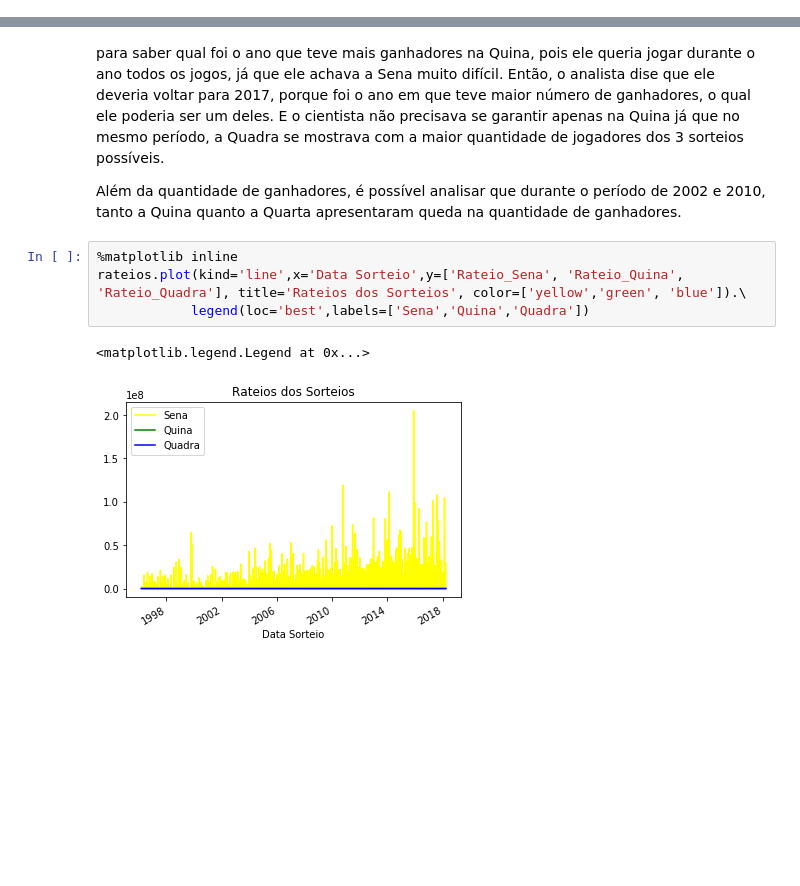
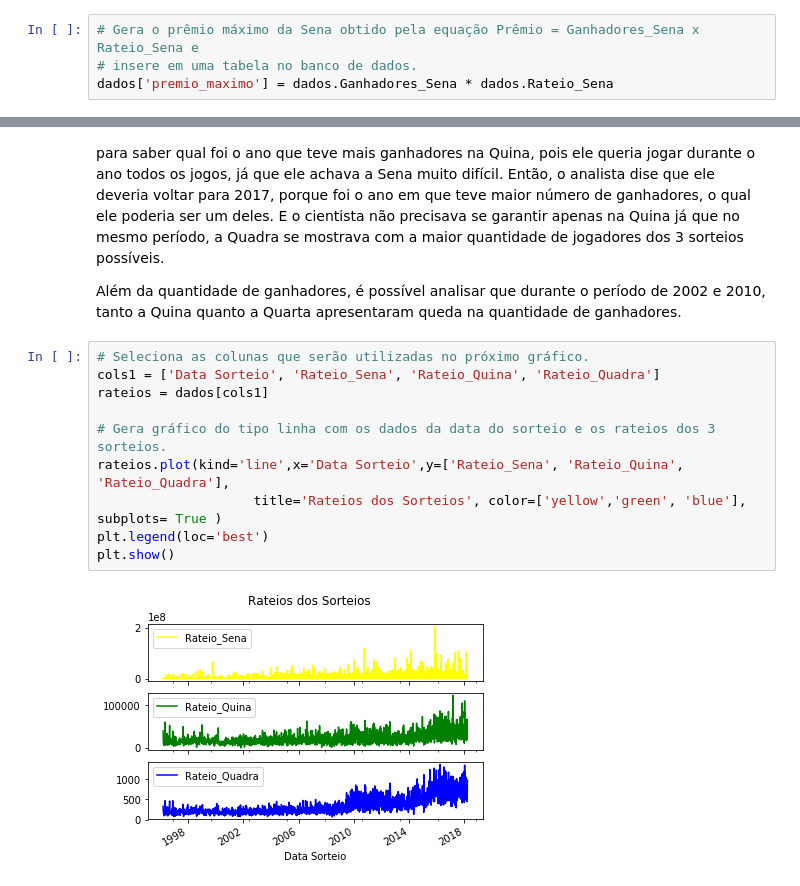
Before and after one commit to henriquedavid/megasena_analyse, a Jupyter notebook: Mega-Sena Analyse.ipynb, the cells around one changed output, grey strips where cells are left out. Saved outputs shown, nothing was run; the diff lists cells and outputs as text; blank space fills up the shorter version.

```diff
--- a/Mega-Sena Analyse.ipynb
+++ b/Mega-Sena Analyse.ipynb
@@ -57,0 +94,4 @@ dados.head()
+# %%
+# Gera o prêmio máximo da Sena obtido pela equação Prêmio = Ganhadores_Sena x Rateio_Sena e
+# insere em uma tabela no banco de dados.
+dados['premio_maximo'] = dados.Ganhadores_Sena * dados.Rateio_Sena
@@ -90,10 +165,15 @@ Suponha que um cientista descobriu a viagem no tempo e foi atrás de um analista
 
 Além da quantidade de ganhadores, é possível analisar que durante o período de 2002 e 2010, tanto a Quina quanto a Quarta apresentaram queda na quantidade de ganhadores.
 # %%
-%matplotlib inline
-rateios.plot(kind='line',x='Data Sorteio',y=['Rateio_Sena', 'Rateio_Quina', 'Rateio_Quadra'], title='Rateios dos Sorteios', color=['yellow','green', 'blue']).\
-            legend(loc='best',labels=['Sena','Quina','Quadra'])
+# Seleciona as colunas que serão utilizadas no próximo gráfico.
+cols1 = ['Data Sorteio', 'Rateio_Sena', 'Rateio_Quina', 'Rateio_Quadra']
+rateios = dados[cols1]
+
+# Gera gráfico do tipo linha com os dados da data do sorteio e os rateios dos 3 sorteios.
+rateios.plot(kind='line',x='Data Sorteio',y=['Rateio_Sena', 'Rateio_Quina', 'Rateio_Quadra'],
+                    title='Rateios dos Sorteios', color=['yellow','green', 'blue'], subplots= True )
+plt.legend(loc='best')
+plt.show()
 # %% [output]
-<matplotlib.legend.Legend at 0x...>
-[figure, old version]
+[figure, new version]
 # %% [markdown]
```
Also changed, not shown: parts of 7 cells of this notebook.
